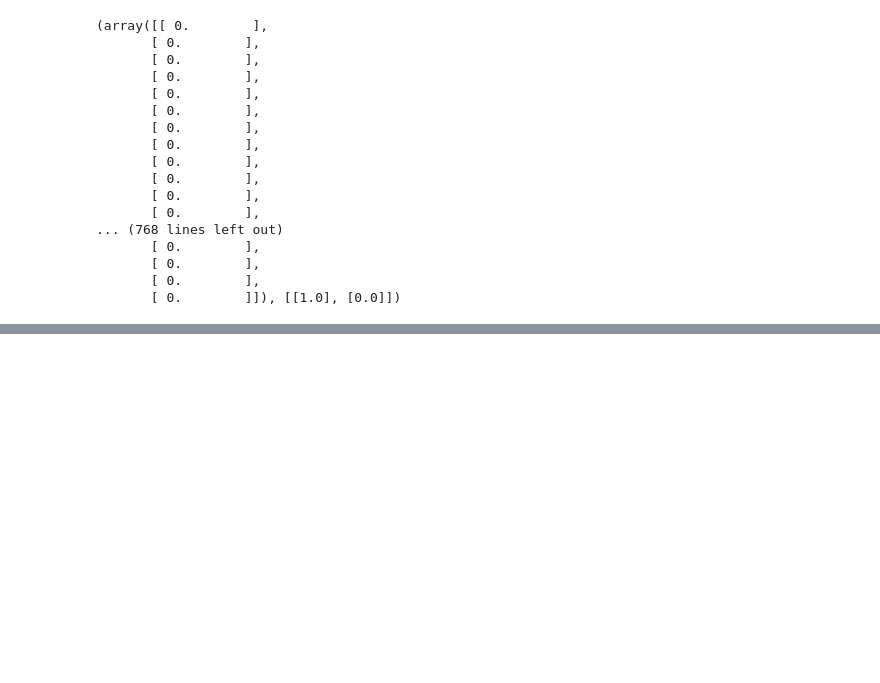
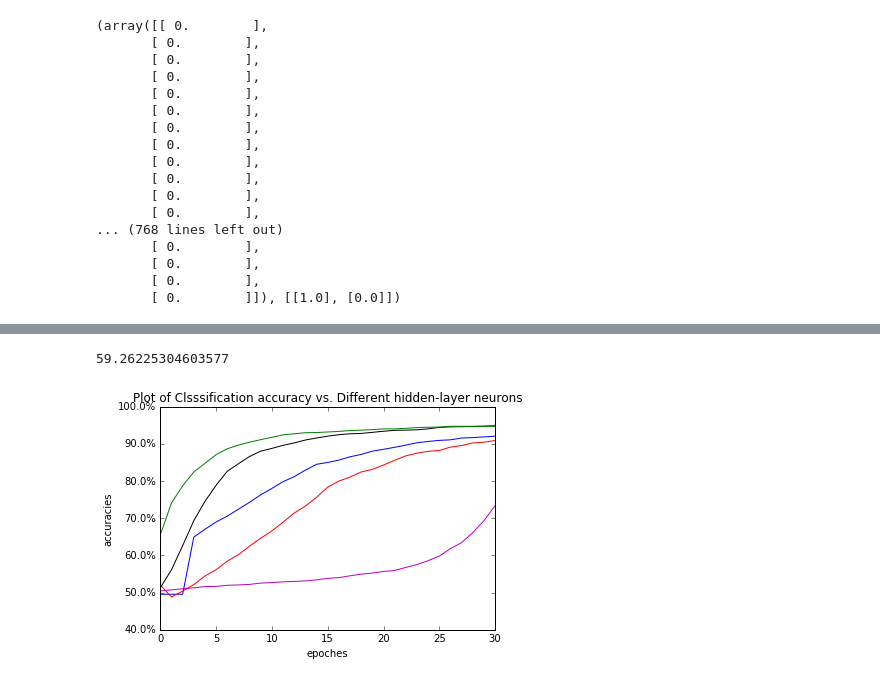
Before and after one commit to kevin91nl/machine-learning, a Jupyter notebook: MLP/MLP0129.ipynb, the cells around one changed output, grey strips where cells are left out. Saved outputs shown, nothing was run; the diff lists cells and outputs as text; code cells hidden in the pictures; blank space fills up the shorter version.

```diff
--- a/MLP/MLP0129.ipynb
+++ b/MLP/MLP0129.ipynb
@@ -178,6 +183,24 @@ def sigmoid(z):
 
 def sigmoid_prime(z):
     return sigmoid(z)*(1-sigmoid(z))
+# %%
+%matplotlib inline
+
+import matplotlib.pyplot as plt
+import matplotlib
+from matplotlib.ticker import FuncFormatter
+
+def to_percent(y, position):
+    # Ignore the passed in position. This has the effect of scaling the default
+    # tick locations.
+    s = str(100 * y)
+
+    # The percent symbol needs escaping in latex
+    if matplotlib.rcParams['text.usetex'] is True:
+        return s + r'$\%$'
+    else:
+        return s + '%'
+formatter = FuncFormatter(to_percent)
 # %%
 training_data = data.training_data
 validation_data = data.test_data
@@ -209,0 +317,6 @@ Epoch 29: 2001 / 2038
+# %%
+start_time = time.time()
+net5 = Network([784,100,2])
+error5 = net5.SGD(training_data, 150, 10, 0.005, test_data=validation_data)
+epoches = range(len(error))
+time5 = time.time() - start_time
@@ -209,0 +342,24 @@ Epoch 29: 2001 / 2038
+# %%
+time5
+# %% [output]
+59.26225304603577
+# %%
+epoches = range(len(error1))
+plt.plot(epoches, error1,'b')
+plt.plot(epoches, error2,'r')
+plt.plot(epoches, error3,'k')
+plt.plot(epoches, error4,'g')
+plt.plot(epoches, error5,'m')
+
+
+plt.title('Plot of Clsssification accuracy vs. Different hidden-layer neurons')
+plt.xlabel('epoches')# make axis labels
+plt.ylabel('accuracies')
+
+plt.xlim(0.0, 30)
+plt.ylim(0.4, 1.0)
+plt.gca().yaxis.set_major_formatter(formatter)
+
+plt.show()
+# %% [output]
+[figure, added]
```
Also changed, not shown: parts of 13 cells of this notebook.
